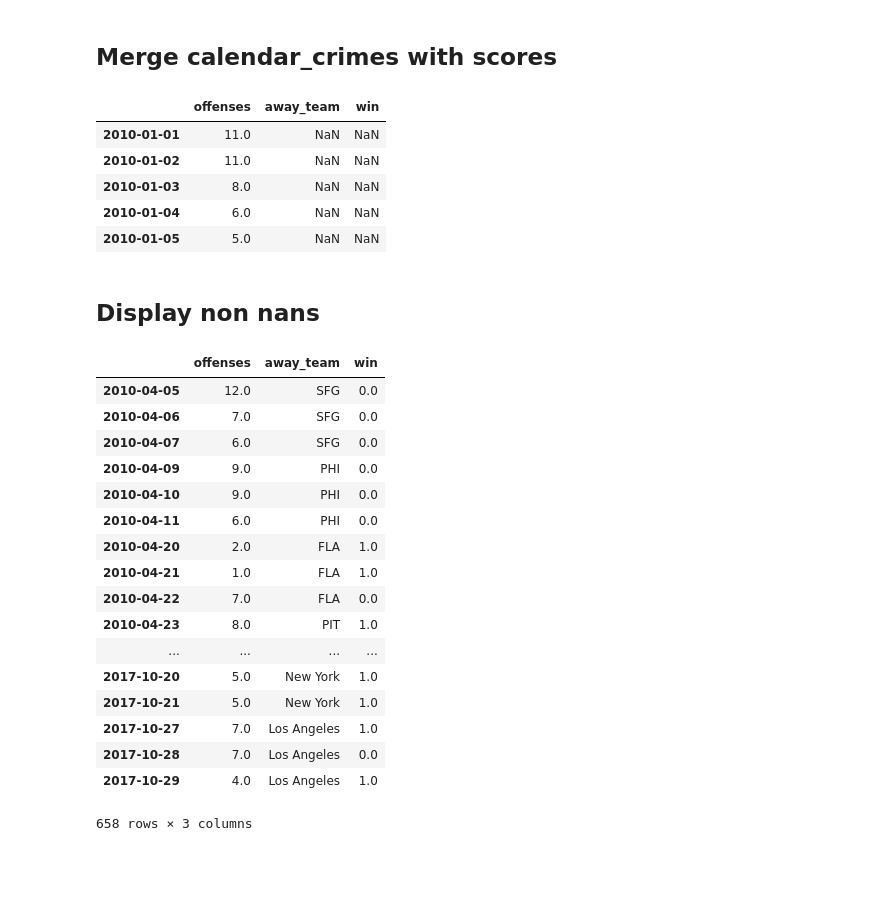
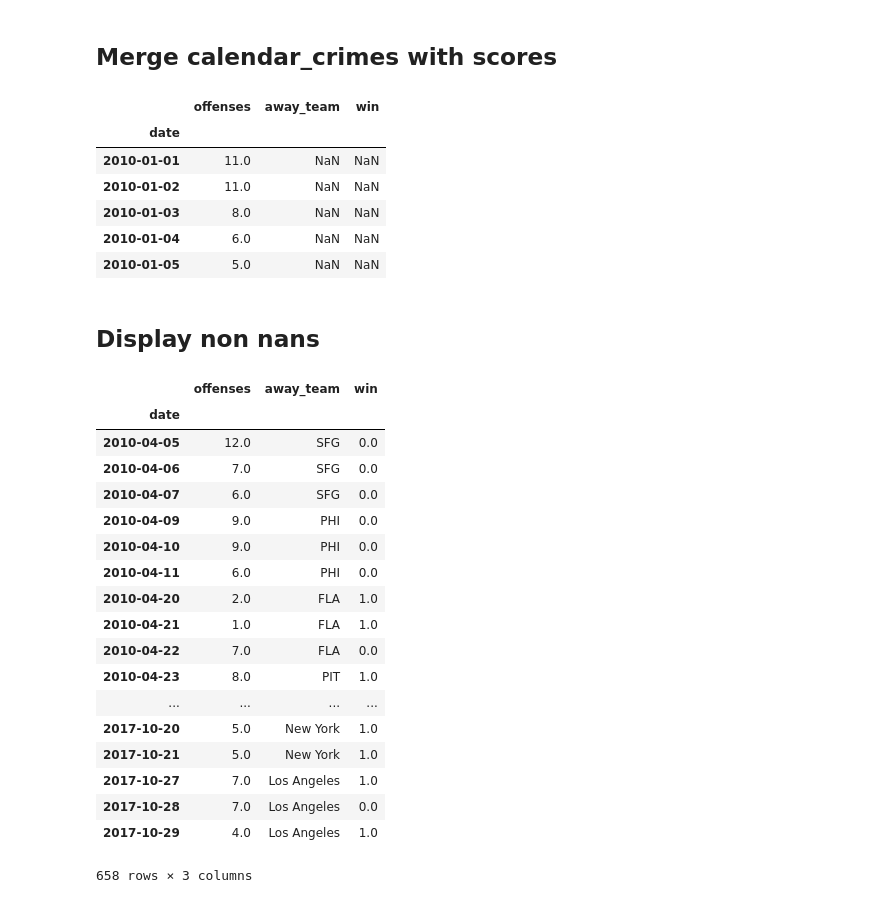
Before and after one commit to franksalas/Crime-Analysis, a Jupyter notebook: data_wrangling/combined_data/astros_combined.ipynb, the cells around one changed output. Drawn from its saved outputs; the diff is of its cells as text; code cells hidden in the pictures; blank space fills up the shorter version.

```diff
--- a/data_wrangling/combined_data/astros_combined.ipynb
+++ b/data_wrangling/combined_data/astros_combined.ipynb
@@ -97,12 +97,13 @@ calendar_crimes.head()
 # %%
 merge_data = pd.merge(calendar_crimes,df,  left_index=True, right_index=True, how='left')
 
 # change column names
 merge_data.columns = ['offenses','away_team','win']
-
+merge_data.index.name = 'date'
 merge_data.head()
 # %% [output]
 |  | offenses | away_team | win |
+| date |  |  |  |
 | 2010-01-01 | 11.0 | NaN | NaN |
 | 2010-01-02 | 11.0 | NaN | NaN |
 | 2010-01-03 | 8.0 | NaN | NaN |
@@ -114,6 +115,7 @@ merge_data.head()
 merge_data.dropna(subset=['away_team', 'win'])
 # %% [output]
 |  | offenses | away_team | win |
+| date |  |  |  |
 | 2010-04-05 | 12.0 | SFG | 0.0 |
 | 2010-04-06 | 7.0 | SFG | 0.0 |
 | 2010-04-07 | 6.0 | SFG | 0.0 |
```
Also changed, not shown: 12 other files.
